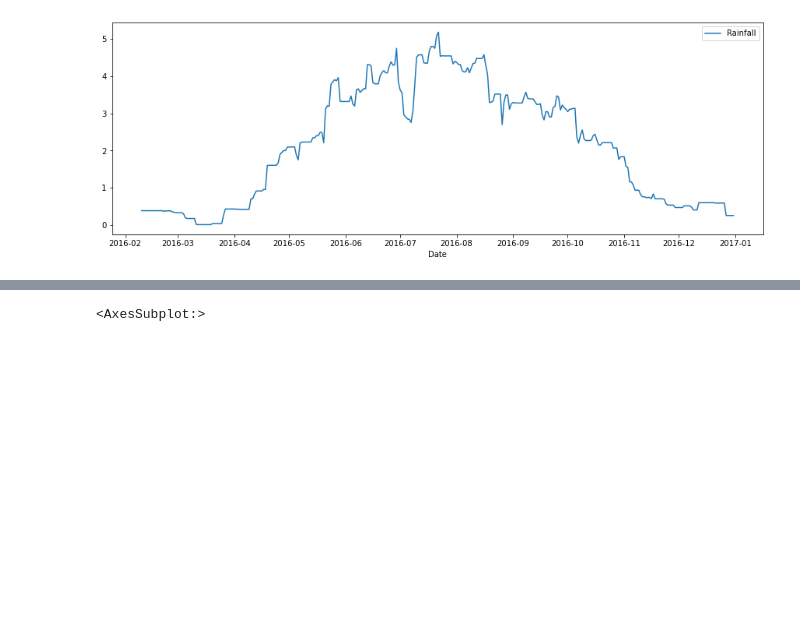
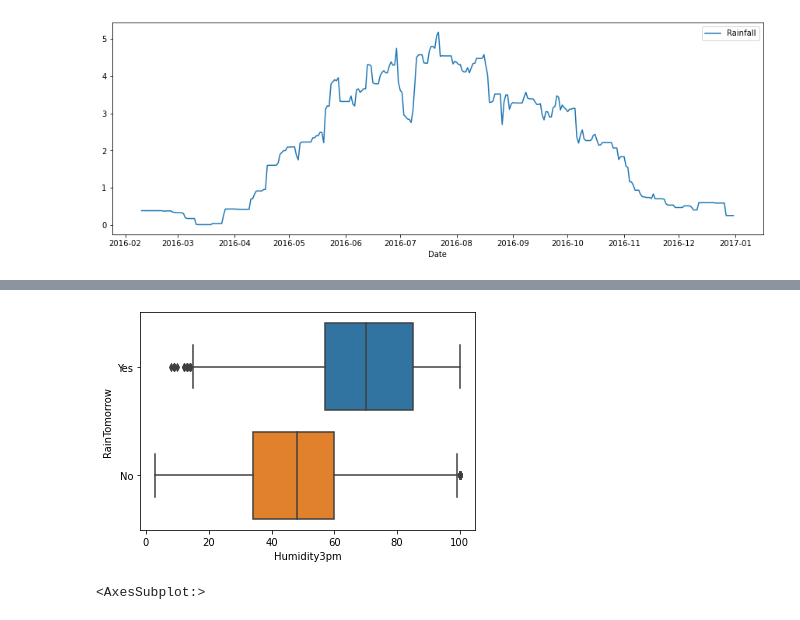
Before and after one commit to Paul-Austria/KIDSMiniProjekt, a Jupyter notebook: MiniProject.ipynb, the cells around one changed output, grey strips where cells are left out. Cells and saved outputs as stored; diff of their text form; code cells hidden in the pictures; blank space fills up the shorter version.

```diff
--- a/MiniProject.ipynb
+++ b/MiniProject.ipynb
@@ -143,3 +147,7 @@ weatherData["day"] = weatherData.Date.dt.day;
+# %%
+sns.boxplot(x = "Humidity3pm", y = "RainTomorrow", data = dataFrom2016, dodge = True);
+# %% [output]
+[figure, added]
 # %%
 plt.figure(figsize = (20,10))
 sns.heatmap(weatherData.corr(), annot = True)
```
Also changed, not shown: parts of 16 cells of this notebook.
